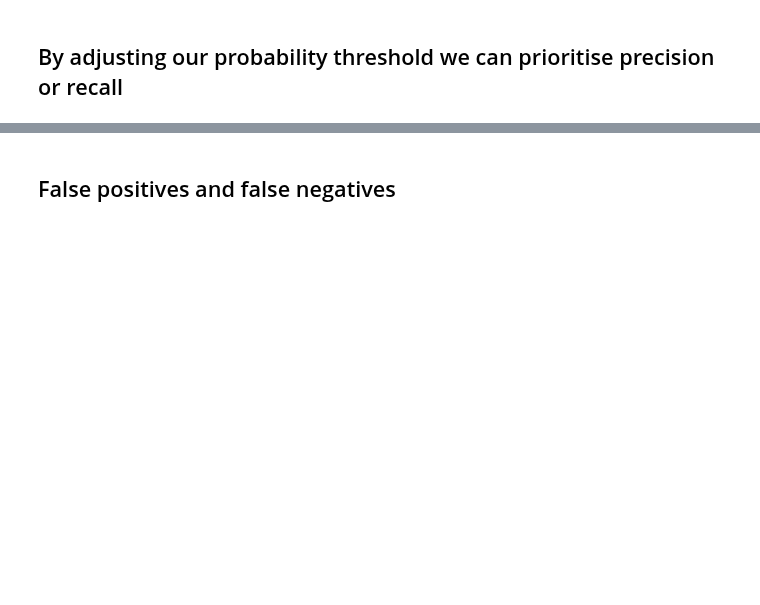
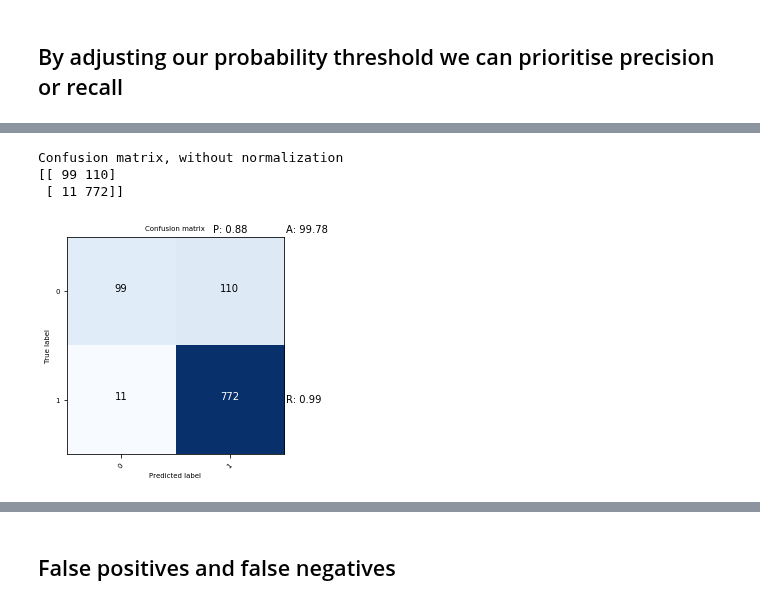
Before and after one commit to mcc-apsis/sustainability, a Jupyter notebook: learning/classifying_relevance.ipynb, the cells around one changed output, grey strips where cells are left out. Cells and saved outputs as stored; diff of their text form; code cells hidden in the pictures; blank space fills up the shorter version.

```diff
--- a/learning/classifying_relevance.ipynb
+++ b/learning/classifying_relevance.ipynb
@@ -459,7 +643,13 @@ Average precision-recall score: 0.97
 # %%
 from sklearn.metrics import confusion_matrix
-
+fig = plt.figure()
 cnf = confusion_matrix(y[test.index],clf.predict(ab_X[test.index]))
+utils.plot_confusion_matrix(cnf,classes=[0,1])
+# %% [output]
+Confusion matrix, without normalization
+[[ 99 110]
+ [ 11 772]]
+[figure, added]
 # %%
 y_prob = clf.predict_proba(local_x[test.index])[:,1]
 t = 0.1
```
Also changed, not shown: parts of 26 cells of this notebook, 5 other files.
